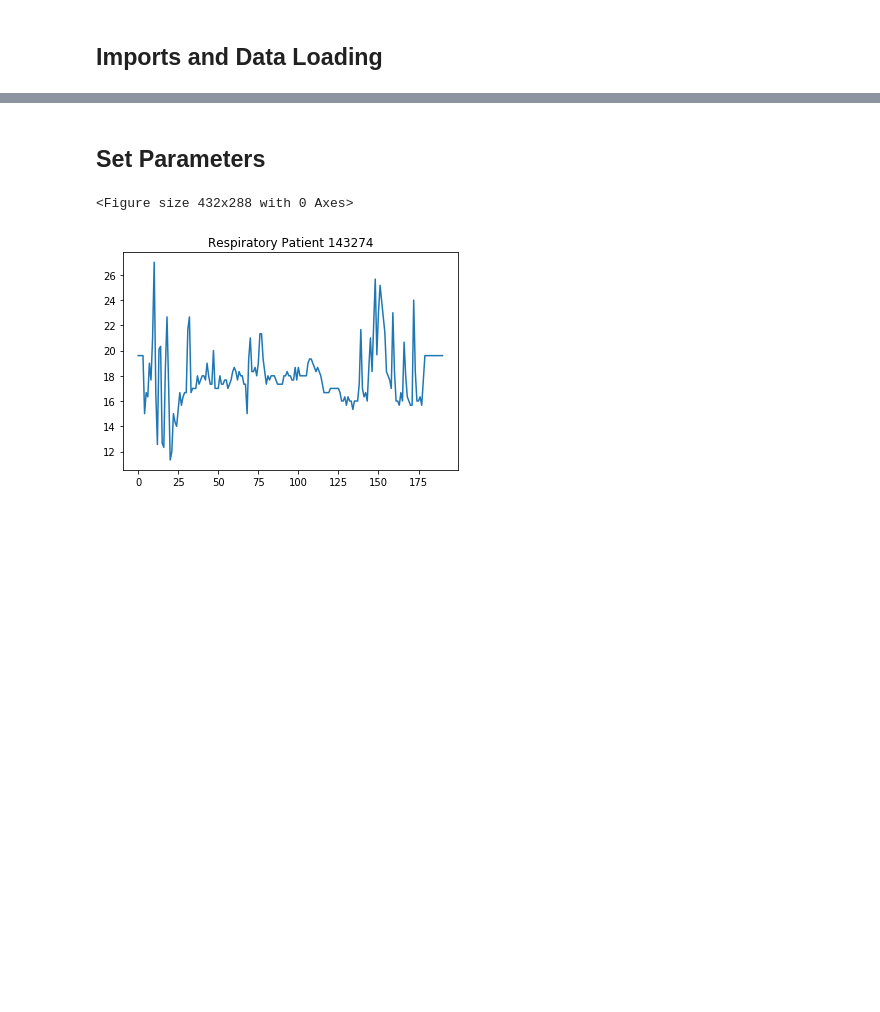
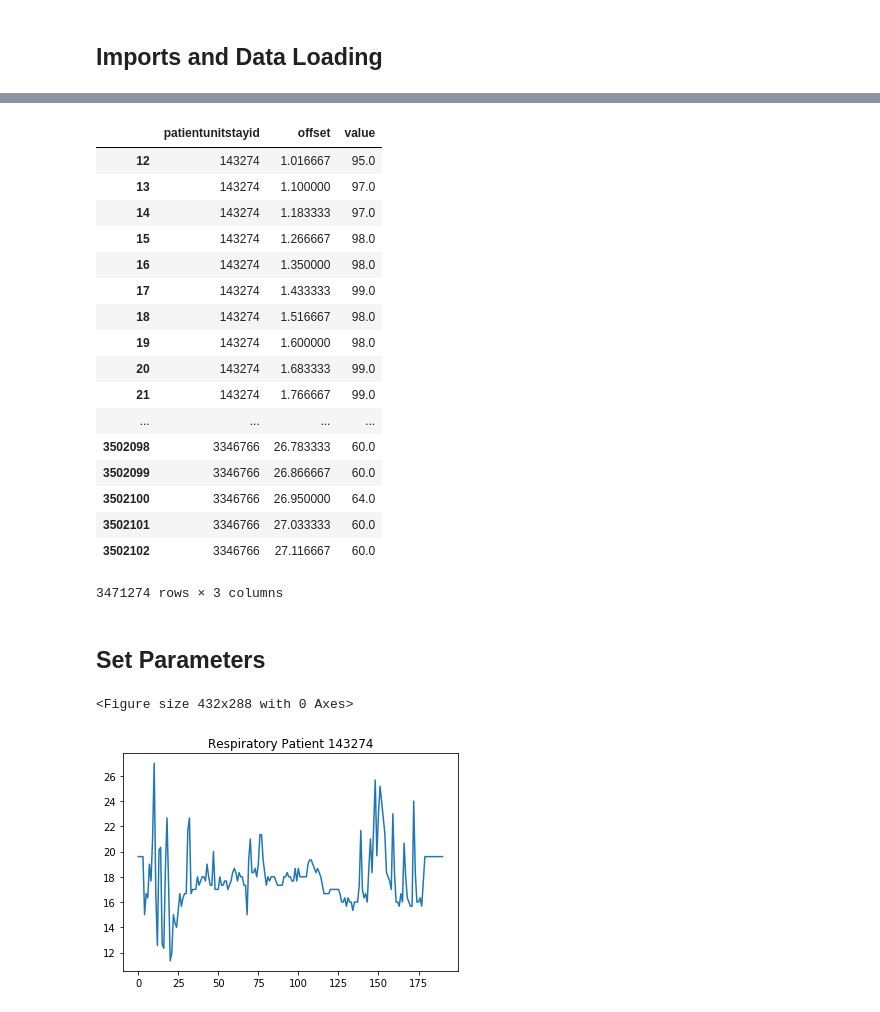
Before and after one commit to adit98/tbi, a Jupyter notebook: GCS_Modeling.ipynb, the cells around one changed output, grey strips where cells are left out. Saved outputs shown, nothing was run; the diff lists cells and outputs as text; code cells hidden in the pictures; blank space fills up the shorter version.

```diff
--- a/GCS_Modeling.ipynb
+++ b/GCS_Modeling.ipynb
@@ -18,9 +77,35 @@ sao2['offset'] = sao2['offset'] / 60
-# %%
-# NOTE: Need to do this SEPARATELY for train/val/test
-# deal with nan
-hr['value'].fillna(hr['value'].mean(), inplace=True)
-resp['value'].fillna(resp['value'].mean(), inplace=True)
-sao2['value'].fillna(sao2['value'].mean(), inplace=True)
+# %%
+# NOTE: Need to do this SEPARATELY for train/val/test
+# deal with nan
+interplim = 1000
+hr = hr.groupby('patientunitstayid').apply(lambda group: group.interpolate(method='linear', limit = interplim))
+resp = resp.groupby('patientunitstayid').apply(lambda group: group.interpolate(method='linear', limit = interplim))
+sao2 = sao2.groupby('patientunitstayid').apply(lambda group: group.interpolate(method='linear', limit = interplim))
+
+#for now drop Nan rows (shouldn't be many)...
+hr = hr.dropna()
+resp = resp.dropna()
+sao2 = sao2.dropna()
+display(hr)
+# %% [output]
+|  | patientunitstayid | offset | value |
+| 12 | 143274 | 1.016667 | 95.0 |
+| 13 | 143274 | 1.100000 | 97.0 |
+| 14 | 143274 | 1.183333 | 97.0 |
+| 15 | 143274 | 1.266667 | 98.0 |
+| 16 | 143274 | 1.350000 | 98.0 |
+| 17 | 143274 | 1.433333 | 99.0 |
+| 18 | 143274 | 1.516667 | 98.0 |
+| 19 | 143274 | 1.600000 | 98.0 |
+| 20 | 143274 | 1.683333 | 99.0 |
+| 21 | 143274 | 1.766667 | 99.0 |
+| ... | ... | ... | ... |
+| 3502098 | 3346766 | 26.783333 | 60.0 |
+| 3502099 | 3346766 | 26.866667 | 60.0 |
+| 3502100 | 3346766 | 26.950000 | 64.0 |
+| 3502101 | 3346766 | 27.033333 | 60.0 |
+| 3502102 | 3346766 | 27.116667 | 60.0 |
+3471274 rows × 3 columns
 # %% [markdown]
 ## Set Parameters
 # %%
```
Also changed, not shown: parts of 1 cell of this notebook.
